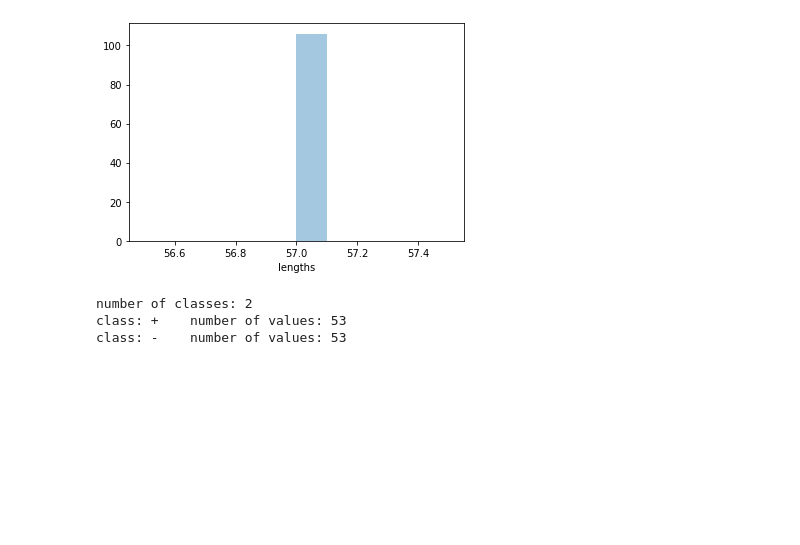
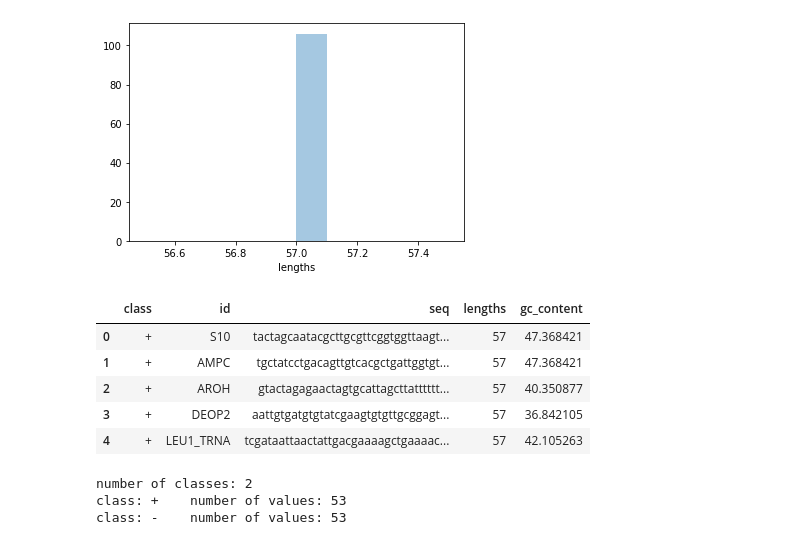
Before and after one commit to jmbaek/DNA_ML_applications, a Jupyter notebook: gene_promoter_prediction.ipynb, the cells around one changed output. Cells and saved outputs as stored; diff of their text form; code cells hidden in the pictures; blank space fills up the shorter version.

```diff
--- a/gene_promoter_prediction.ipynb
+++ b/gene_promoter_prediction.ipynb
@@ -86,6 +86,15 @@ sns.distplot(df['lengths'],kde=False);
 sequence length value counts: 57    106
 Name: lengths, dtype: int64
 [figure]
+# %%
+df.head()
+# %% [output]
+|  | class | id | seq | lengths | gc_content |
+| 0 | + | S10 | tactagcaatacgcttgcgttcggtggttaagt... | 57 | 47.368421 |
+| 1 | + | AMPC | tgctatcctgacagttgtcacgctgattggtgt... | 57 | 47.368421 |
+| 2 | + | AROH | gtactagagaactagtgcattagcttatttttt... | 57 | 40.350877 |
+| 3 | + | DEOP2 | aattgtgatgtgtatcgaagtgtgttgcggagt... | 57 | 36.842105 |
+| 4 | + | LEU1_TRNA | tcgataattaactattgacgaaaagctgaaaac... | 57 | 42.105263 |
 # %%
 #class proportions
 n_classes = df['class'].nunique()
```
Also changed, not shown: parts of 8 cells of this notebook.
